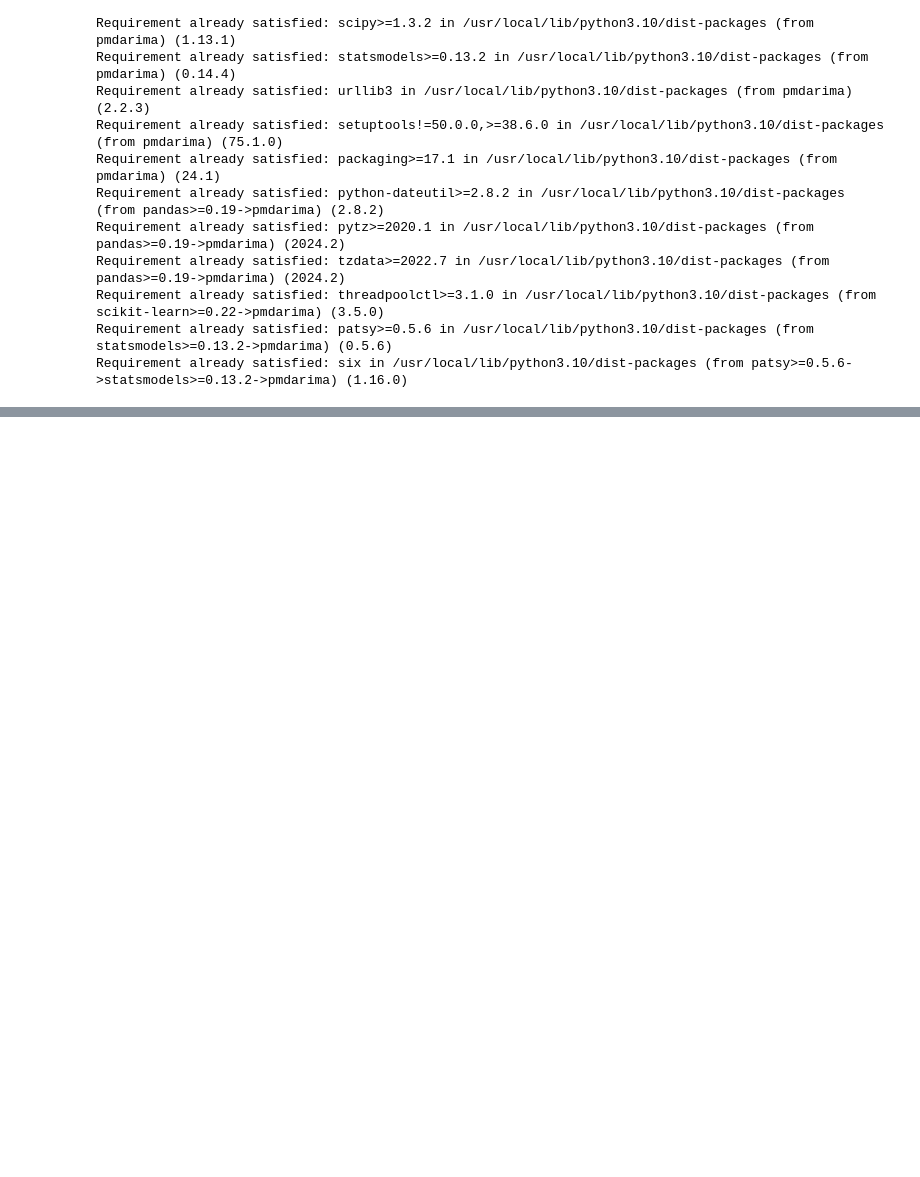
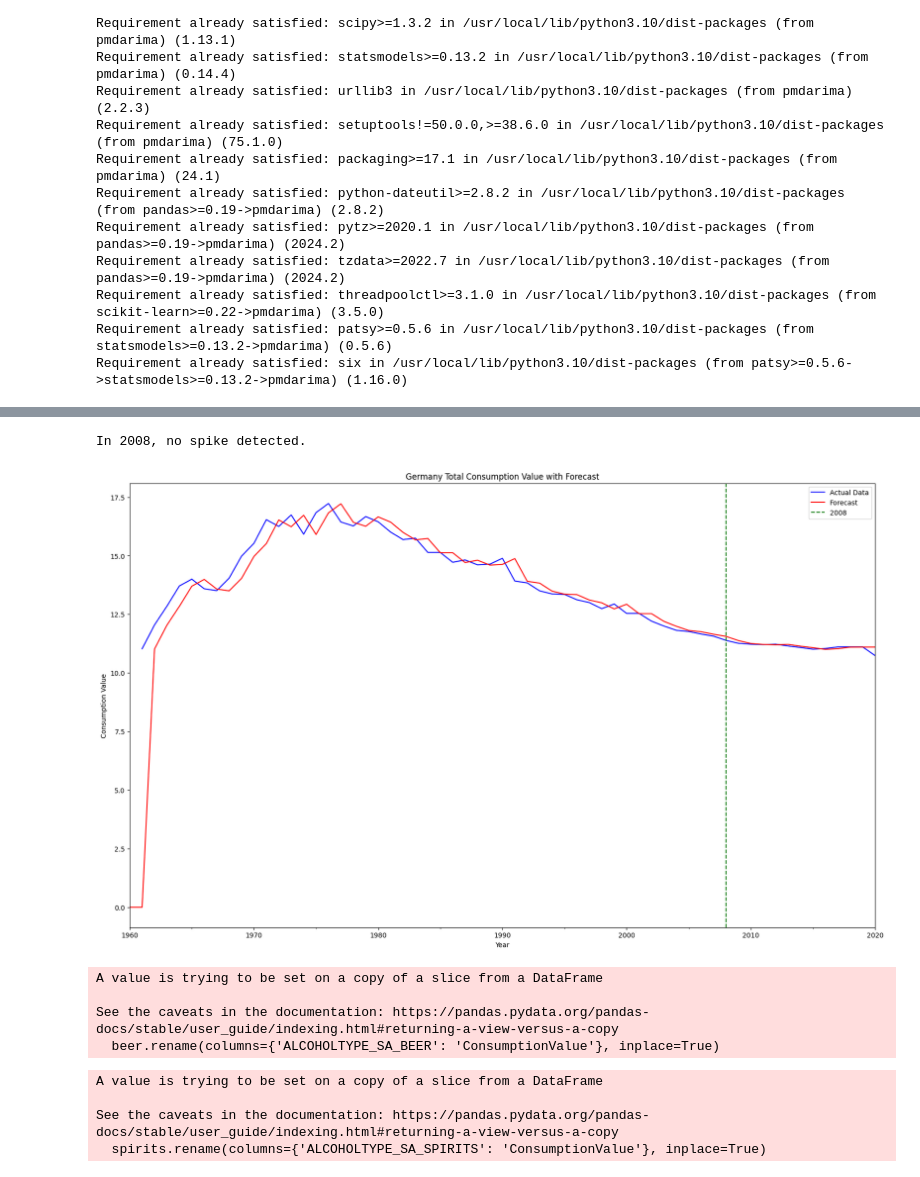
Before and after one commit to henqc/DS4002_CS3, a Jupyter notebook: SCRIPTS/Scripts.ipynb, the cells around one changed output, grey strips where cells are left out. Drawn from its saved outputs; the diff is of its cells as text; code cells hidden in the pictures; blank space fills up the shorter version.

```diff
--- a/SCRIPTS/Scripts.ipynb
+++ b/SCRIPTS/Scripts.ipynb
@@ -386,0 +247,34 @@ In 2008, the actual value was 1.45092, forecasted was 1.42946, spike: 0.02146
+# %%
+#create model using SARIMAX to account for seasonality
+model = SARIMAX(DEU['ConsumptionValue'])  # Adjust orders as needed
+result = model.fit()
+
+#generate forecast and predictions from the model
+DEU['Forecast'] = result.predict(start=DEU.index[0], end=DEU.index[-1])
+
+#calculate if there was a spike at 2008 relative to the actual value
+year = 2008
+actual_value = DEU.loc[pd.to_datetime(str(year))]['ConsumptionValue']
+forecasted_value = DEU.loc[pd.to_datetime(str(year))]['Forecast']
+spike = actual_value - forecasted_value
+
+#print results
+if spike > 0:
+    print(f"In {year}, the actual value was {actual_value:.5f}, forecasted was {forecasted_value:.5f}, spike: {spike:.5f}")
+else:
+    print(f"In {year}, no spike detected.")
+
+#plot actual and forecasted values, with a line at 2008 to visualize if a spike exists
+plt.figure(figsize=(20, 12))
+DEU['ConsumptionValue'].plot(legend=True, color='blue', label='Actual Data')
+DEU['Forecast'].plot(legend=True, color='red', label='Forecast')
+
+plt.title('Germany Total Consumption Value with Forecast')
+plt.xlabel('Year')
+plt.ylabel('Consumption Value')
+plt.axvline(pd.to_datetime("2008"), color='green', linestyle='--', label='2008')
+plt.legend()
+plt.show()
+# %% [output]
+In 2008, no spike detected.
+[figure, added]
@@ -386,0 +298,28 @@ In 2008, the actual value was 1.45092, forecasted was 1.42946, spike: 0.02146
+# %%
+#Rename columns, reset index to be TimeDimensionValue, and drop previous TimeDimensionValue column
+beer.rename(columns={'ALCOHOLTYPE_SA_BEER': 'ConsumptionValue'}, inplace=True)
+
+beer.set_index('TimeDimensionValue', inplace=True)
+beer = beer.reset_index(drop=False)
+
+beer.index = pd.to_datetime(beer['TimeDimensionValue'], format='%Y')
+beer = beer.drop(columns=['TimeDimensionValue'])
+# %% [output]
+A value is trying to be set on a copy of a slice from a DataFrame
+
+See the caveats in the documentation: https://pandas.pydata.org/pandas-docs/stable/user_guide/indexing.html#returning-a-view-versus-a-copy
+  beer.rename(columns={'ALCOHOLTYPE_SA_BEER': 'ConsumptionValue'}, inplace=True)
+# %%
+#Rename columns, reset index to be TimeDimensionValue, and drop previous TimeDimensionValue column
+spirits.rename(columns={'ALCOHOLTYPE_SA_SPIRITS': 'ConsumptionValue'}, inplace=True)
+
+spirits.set_index('TimeDimensionValue', inplace=True)
+spirits = spirits.reset_index(drop=False)
+
+spirits.index = pd.to_datetime(spirits['TimeDimensionValue'], format='%Y')
+spirits = spirits.drop(columns=['TimeDimensionValue'])
+# %% [output]
+A value is trying to be set on a copy of a slice from a DataFrame
+
+See the caveats in the documentation: https://pandas.pydata.org/pandas-docs/stable/user_guide/indexing.html#returning-a-view-versus-a-copy
+  spirits.rename(columns={'ALCOHOLTYPE_SA_SPIRITS': 'ConsumptionValue'}, inplace=True)
```
Also changed, not shown: parts of 47 cells of this notebook.
